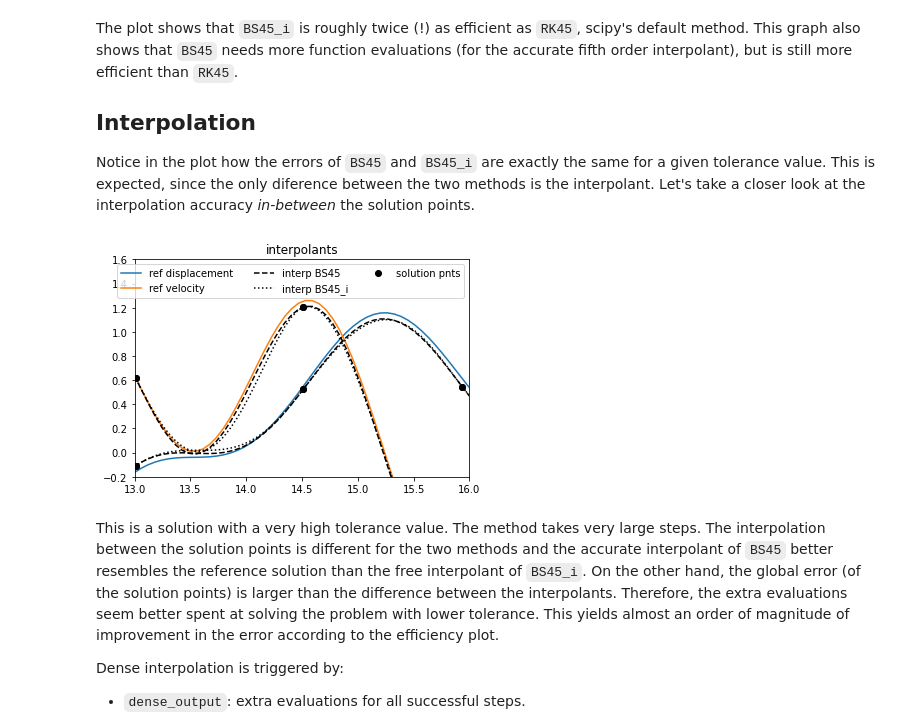
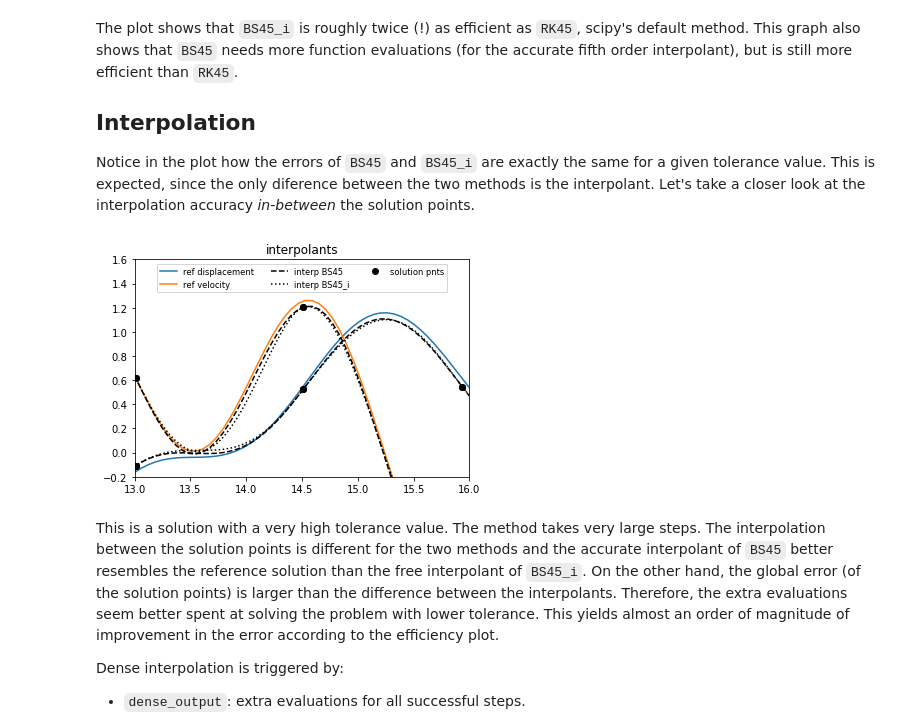
Before and after one commit to WRKampi/extensisq, a Jupyter notebook: docs/Bogacki_Shampine.ipynb, the cells around one changed output. Saved outputs shown, nothing was run; the diff lists cells and outputs as text; code cells hidden in the pictures.

```diff
--- a/docs/Bogacki_Shampine.ipynb
+++ b/docs/Bogacki_Shampine.ipynb
@@ -85,20 +85,21 @@ Notice in the plot how the errors of `BS45` and `BS45_i` are exactly the same fo
 # %%
 x_plot = np.linspace(13, 16)
 styles = ['--k', ':k']
 
 plt.figure()
 plt.plot(x_plot, reference.sol(x_plot).T, label='ref solution')
 for i in range(2):
     for sol, style in zip(solutions[1:], styles):
         plt.plot(x_plot, sol.sol(x_plot)[i], style)
     plt.plot(solutions[i+1].t, solutions[i+1].y.T, 'ko')
 plt.xlim((x_plot.min(), x_plot.max()))
 plt.ylim((-0.2, 1.6))
-plt.legend(('ref displacement', 'ref velocity', 'interp BS45', 'interp BS45_i', 'solution pnts' ), ncol=3)
+plt.legend(('ref displacement', 'ref velocity', 'interp BS45', 'interp BS45_i', 'solution pnts' ),
+           ncol=3, fontsize='small', loc='upper center')
 plt.title('interpolants')
 plt.show()
 # %% [output]
-[figure, old version]
+[figure, new version]
 # %% [markdown]
 This is a solution with a very high tolerance value. The method takes very large steps. The interpolation between the solution points is different for the two methods and the accurate interpolant of `BS45` better resembles the reference solution than the free interpolant of `BS45_i`. On the other hand, the global error (of the solution points) is larger than the difference between the interpolants. Therefore, the extra evaluations seem better spent at solving the problem with lower tolerance. This yields almost an order of magnitude of improvement in the error according to the efficiency plot.
 
```
